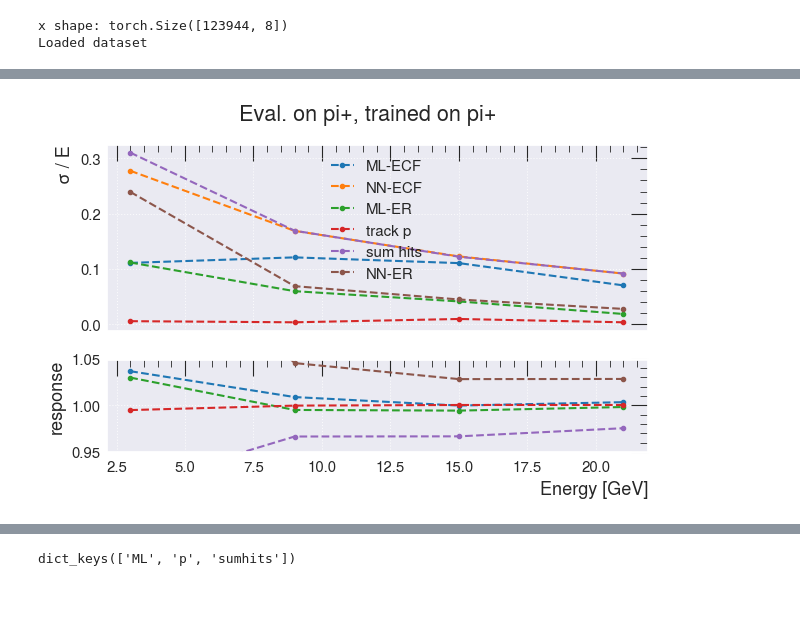
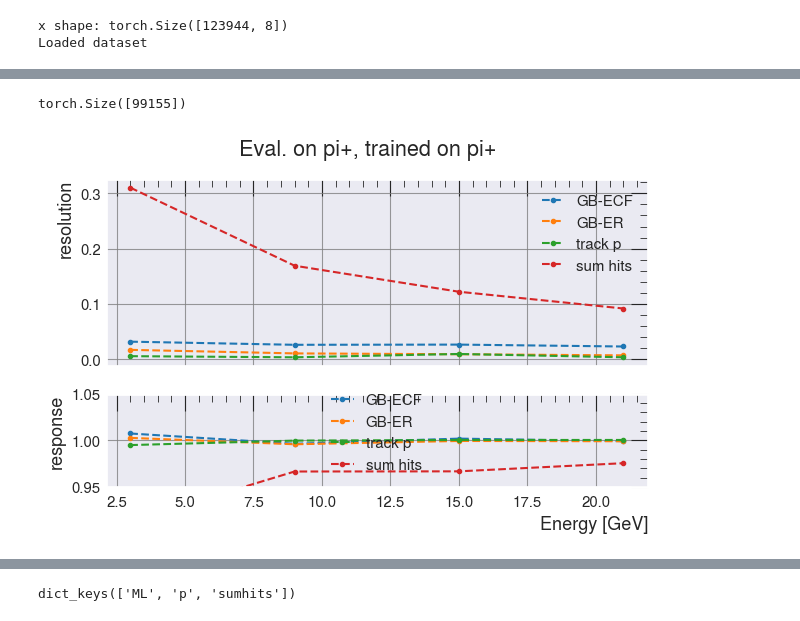
Before and after one commit to selvaggi/mlpf, a Jupyter notebook: notebooks/11_incremental.ipynb, the cells around one changed output, grey strips where cells are left out. Drawn from its saved outputs; the diff is of its cells as text; code cells hidden in the pictures.

```diff
--- a/notebooks/11_incremental.ipynb
+++ b/notebooks/11_incremental.ipynb
@@ -130,5 +150,6 @@ print("Loaded dataset")
 x shape: torch.Size([123944, 8])
 Loaded dataset
 # %%
-yt, yp, en, _, model, split = main(ds=ds, train_energy_regression=False, train_only_on_PIDs=[211], remove_sum_e=False)
+#yt, yp, en, _, model, split = main(ds=ds, train_energy_regression=False, train_only_on_PIDs=[211], remove_sum_e=False)
+len(ds)
 # %% [output]
@@ -279,5 +284,8 @@ get_charged_response_resol_plot_for_PID(211).show()
 # %%
-def get_plots(PIDs, energy_regression=False, remove_sum_e=False, use_model="gradboost", neutral=False):
+def is_pid_neutral(pid):
+    return pid in [22, 130, 2112]
+
+def get_plots(PIDs, energy_regression=False, remove_sum_e=False, use_model="gradboost", neutral=None):
     yt, yp, en, _, model, split = main(ds=ds, train_energy_regression=energy_regression, train_only_on_PIDs=PIDs, remove_sum_e=remove_sum_e, use_model=use_model)
     import shap
     import numpy as np
@@ -289,7 +297,7 @@ def get_plots(PIDs, energy_regression=False, remove_sum_e=False, use_model="grad
     #plt.show()
     results = {}
     for pid in PIDs:
-        fig, upper, lower, x = get_charged_response_resol_plot_for_PID(pid, yt, yp, en, model, split, neutral=neutral)
+        fig, upper, lower, x = get_charged_response_resol_plot_for_PID(pid, yt, yp, en, model, split, neutral=is_pid_neutral(pid))
         fig.show()
         results[pid] = [upper, lower, x]
     return results
@@ -396,5 +419,5 @@ Fitted model: MLPRegressor(batch_size=8, hidden_layer_sizes=(30, 30), max_iter=1
 # %%
-res_cf_regress = get_plots([211], energy_regression=False)[211]
-res_energy_regress = get_plots([211], energy_regression=True)[211]
-res_cf_regress_NN = get_plots([211], energy_regression=False, use_model="nn")[211]
+res_cf_regress = get_plots([211], energy_regression=False, use_model="gradboost")[211]
+res_energy_regress = get_plots([211], energy_regression=True, use_model="gradboost")[211]
+###  res_cf_regress_NN = get_plots([211], energy_regression=False, use_model="nn")[211]
 # %% [output]
@@ -455,38 +472,44 @@ Fitted model: MLPRegressor(batch_size=8, hidden_layer_sizes=(30, 30), max_iter=1
+# %%
+get_split(ds)[6].shape
+# %% [output]
+torch.Size([99155])
 # %%
 
 fig, ax = plt.subplots(2, 1, figsize=(7, 4), sharex=True, gridspec_kw={'height_ratios': [2, 1]}) # Height of 2 subplots.
 bins_x = res_cf_regress[2]
 upper_curve_cf = res_cf_regress[0]["ML"]
 upper_curve_energy = res_energy_regress[0]["ML"]
 upper_curve_pandora  = res_energy_regress[0]["p"]
 upper_curve_sum_hits = res_energy_regress[0]["sum"]
 response_cf = res_cf_regress[1]["ML"]
 response_energy = res_energy_regress[1]["ML"]
 response_pandora = res_energy_regress[1]["p"]
 response_sumhits = res_energy_regress[1]["sum"]
 
 
-ax[0].plot(bins_x, upper_curve_cf, ".--", label="ML-ECF")
-ax[0].plot(bins_x, res_cf_regress_NN[0]["ML"], ".--", label="NN-ECF")
-ax[0].plot(bins_x, upper_curve_energy, ".--", label="ML-ER")
+ax[0].plot(bins_x, upper_curve_cf, ".--", label="GB-ECF")
+ax[0].plot(bins_x, upper_curve_energy, ".--", label="GB-ER")
 ax[0].plot(bins_x, upper_curve_pandora, ".--", label="track p")
 ax[0].plot(bins_x, upper_curve_sum_hits, ".--", label="sum hits")
 ax[0].legend()
-ax[0].set_ylabel("σ / E")
-ax[1].plot(bins_x, response_cf, ".--", label="ML-ECF")
+ax[0].set_ylabel("resolution")
+ax[1].plot(bins_x, response_cf, ".--", label="GB-ECF")
 ax[1].set_xlabel("Energy [GeV]")
-ax[1].plot(bins_x, res_cf_regress_NN[1]["ML"], ".--", label="NN-ECF")
-ax[1].plot(bins_x, response_energy, ".--", label="ML-ER")
+ax[1].plot(bins_x, response_energy, ".--", label="GB-ER")
 ax[1].plot(bins_x, response_pandora, ".--", label="track p")
 ax[1].plot(bins_x, response_sumhits, ".--", label="sum hits")
-ax[0].plot(bins_x, res_energy_regress_NN[0]["ML"], ".--", label="NN-ER")
-ax[1].plot(bins_x, res_energy_regress_NN[1]["ML"], ".--", label="NN-ER")
+
 ax[0].legend()
-ax[1].set_ylim([0.95, 1.05])
+ax[1].legend()
 ax[1].set_ylim([0.95, 1.05])
 ax[1].set_ylabel("response")
+#ax[1].legend()
+# add grid
+ax[0].grid(which='major', color='gray', linestyle='-')
+ax[1].grid(which='major', color='gray', linestyle='-')
 
 fig.suptitle("Eval. on pi+, trained on pi+")
+fig.savefig("/eos/home-g/gkrzmanc/2024/21_3_xgboost/piplus_different_options.pdf")
 fig.show()
 # %% [output]
-[figure, old version]
+[figure, new version]
```
Also changed, not shown: parts of 27 cells of this notebook.
